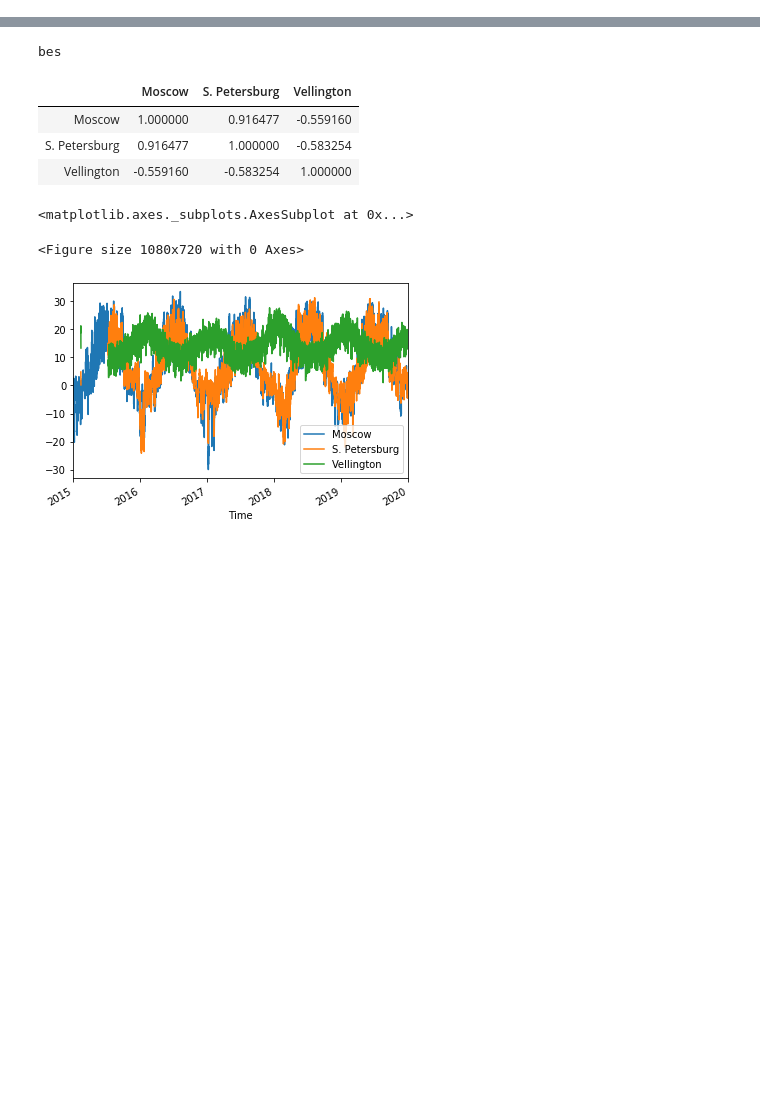
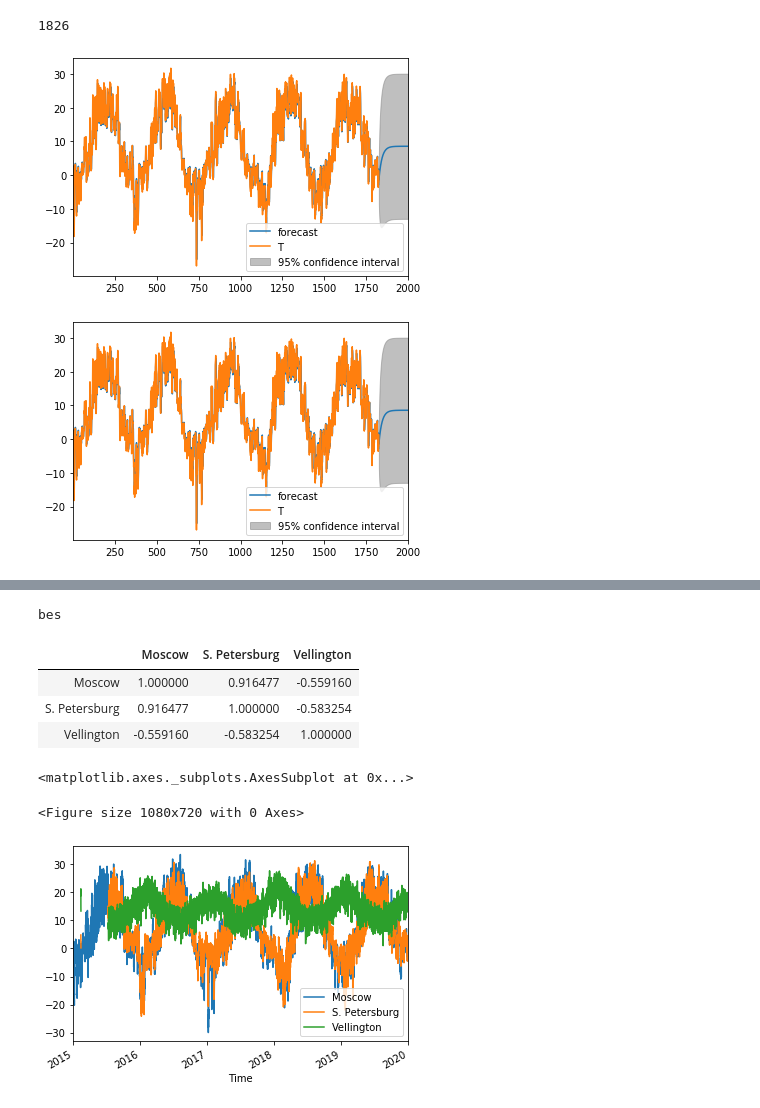
Before and after one commit to anastasiarazb/skillbox-data-analyst-intensive, a Jupyter notebook: Погода 1.ipynb, the cells around one changed output, grey strips where cells are left out. Cells and saved outputs as stored; diff of their text form; code cells hidden in the pictures; blank space fills up the shorter version.

```diff
--- a/Погода 1.ipynb
+++ b/Погода 1.ipynb
@@ -55,0 +121,13 @@ data
+# %%
+len(msk_day)
+# %% [output]
+1826
+# %%
+mod = ARMA(msk_day['T'], order=(1, 0))
+res = mod.fit(disp=0)
+# fig, ax = plt.subplots()
+# ax = msk_day['T'].plot(ax=ax)
+res.plot_predict(start = 1, end=2000)
+# %% [output]
+[figure, added]
+[figure, added]
```
Also changed, not shown: parts of 25 cells of this notebook, 2 other files.
